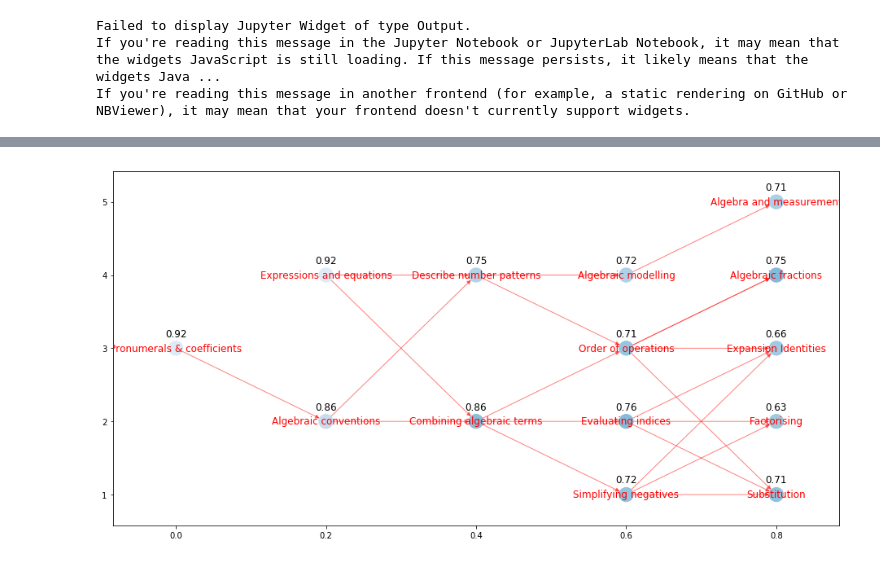
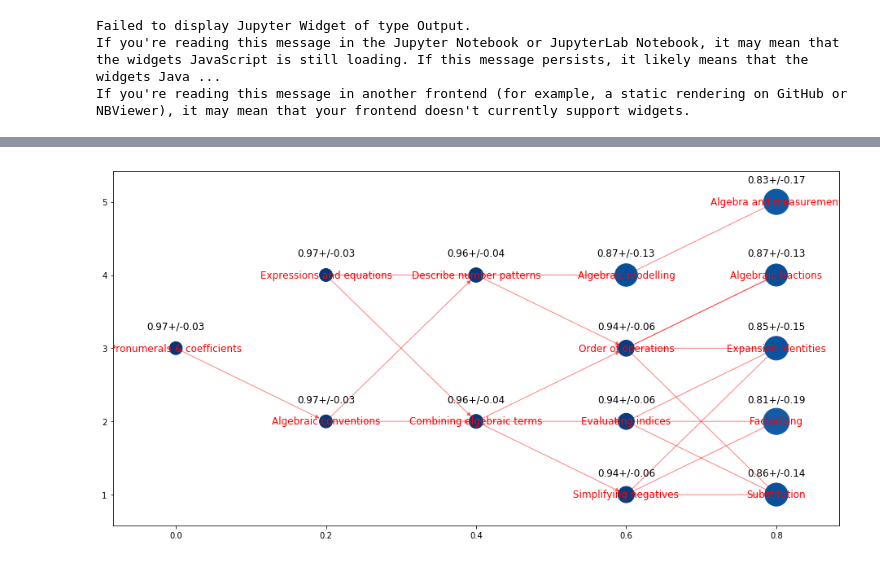
Before and after one commit to principalbundle/diagnostic_test, a Jupyter notebook: diagnostic_test.ipynb, the cells around one changed output, grey strips where cells are left out. Drawn from its saved outputs; the diff is of its cells as text; code cells hidden in the pictures.

```diff
--- a/diagnostic_test.ipynb
+++ b/diagnostic_test.ipynb
@@ -228,8 +225,3 @@ If you're reading this message in another frontend (for example, a static render
 Failed to display Jupyter Widget of type Output.
 If you're reading this message in the Jupyter Notebook or JupyterLab Notebook, it may mean that the widgets JavaScript is still loading. If this message persists, it likely means that the widgets Java ...
 If you're reading this message in another frontend (for example, a static rendering on GitHub or NBViewer), it may mean that your frontend doesn't currently support widgets.
-# %%
-for key in item_set:
-    items[key].correct()
-    graph.single_update(items[key])
-graph.draw_network(pos=pos)
@@ -245,5 +227,0 @@ graph.draw_network(pos=pos)
-# %%
-for key in item_set:
-    items[key].correct()
-    graph.single_update(items[key])
-graph.draw_network(pos=pos)
@@ -263,8 +232,8 @@ nodes['coef'].demon(p=.05, gaussian=True)
 # %%
+graph.reset_nk(n_prior=0)
 for key in item_set:
     items[key].correct()
     graph.single_update(items[key])
-# graph.final_score()
 graph.draw_network(pos=pos)
 # %% [output]
-[figure, old version]
+[figure, new version]
```
Also changed, not shown: parts of 8 cells of this notebook.
